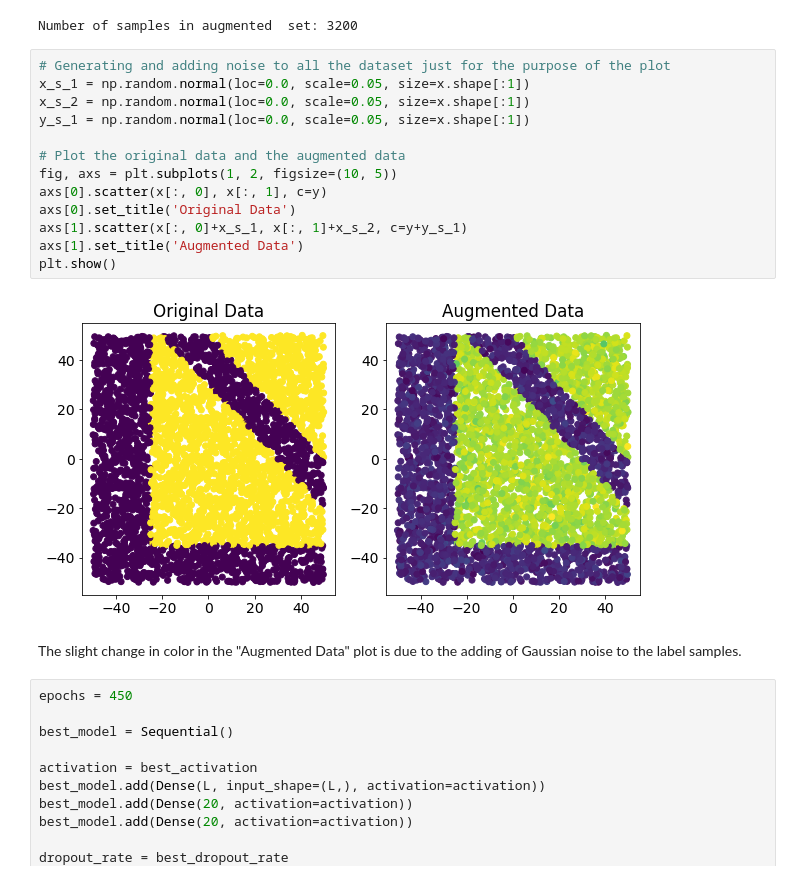
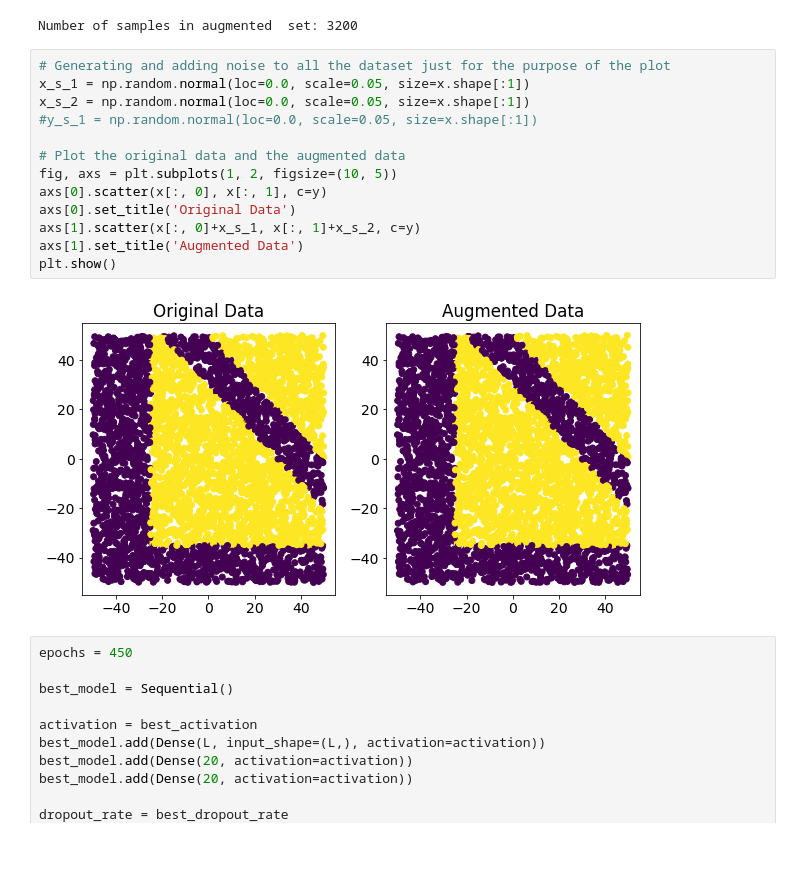
Before and after one commit to Berto70/comp_lab_b, a Jupyter notebook: assignments/group2307_exercise1.ipynb, the cells around one changed output. Saved outputs shown, nothing was run; the diff lists cells and outputs as text; blank space fills up the shorter version.

Commit message:
edited text, comments, removed plots, added ToC

```diff
--- a/assignments/group2307_exercise1.ipynb
+++ b/assignments/group2307_exercise1.ipynb
@@ -1151,20 +1175,18 @@ Number of samples in augmented  set: 3200
 # %%
 # Generating and adding noise to all the dataset just for the purpose of the plot
 x_s_1 = np.random.normal(loc=0.0, scale=0.05, size=x.shape[:1])
 x_s_2 = np.random.normal(loc=0.0, scale=0.05, size=x.shape[:1])
-y_s_1 = np.random.normal(loc=0.0, scale=0.05, size=x.shape[:1])
+#y_s_1 = np.random.normal(loc=0.0, scale=0.05, size=x.shape[:1])
 
 # Plot the original data and the augmented data
 fig, axs = plt.subplots(1, 2, figsize=(10, 5))
 axs[0].scatter(x[:, 0], x[:, 1], c=y)
 axs[0].set_title('Original Data')
-axs[1].scatter(x[:, 0]+x_s_1, x[:, 1]+x_s_2, c=y+y_s_1)
+axs[1].scatter(x[:, 0]+x_s_1, x[:, 1]+x_s_2, c=y)
 axs[1].set_title('Augmented Data')
 plt.show()
 # %% [output]
-[figure, old version]
+[figure, new version]
-# %% [markdown]
-The slight change in color in the "Augmented Data" plot is due to the adding of Gaussian noise to the label samples.
 # %%
 epochs = 450
 
```
Also changed, not shown: parts of 59 cells of this notebook.
